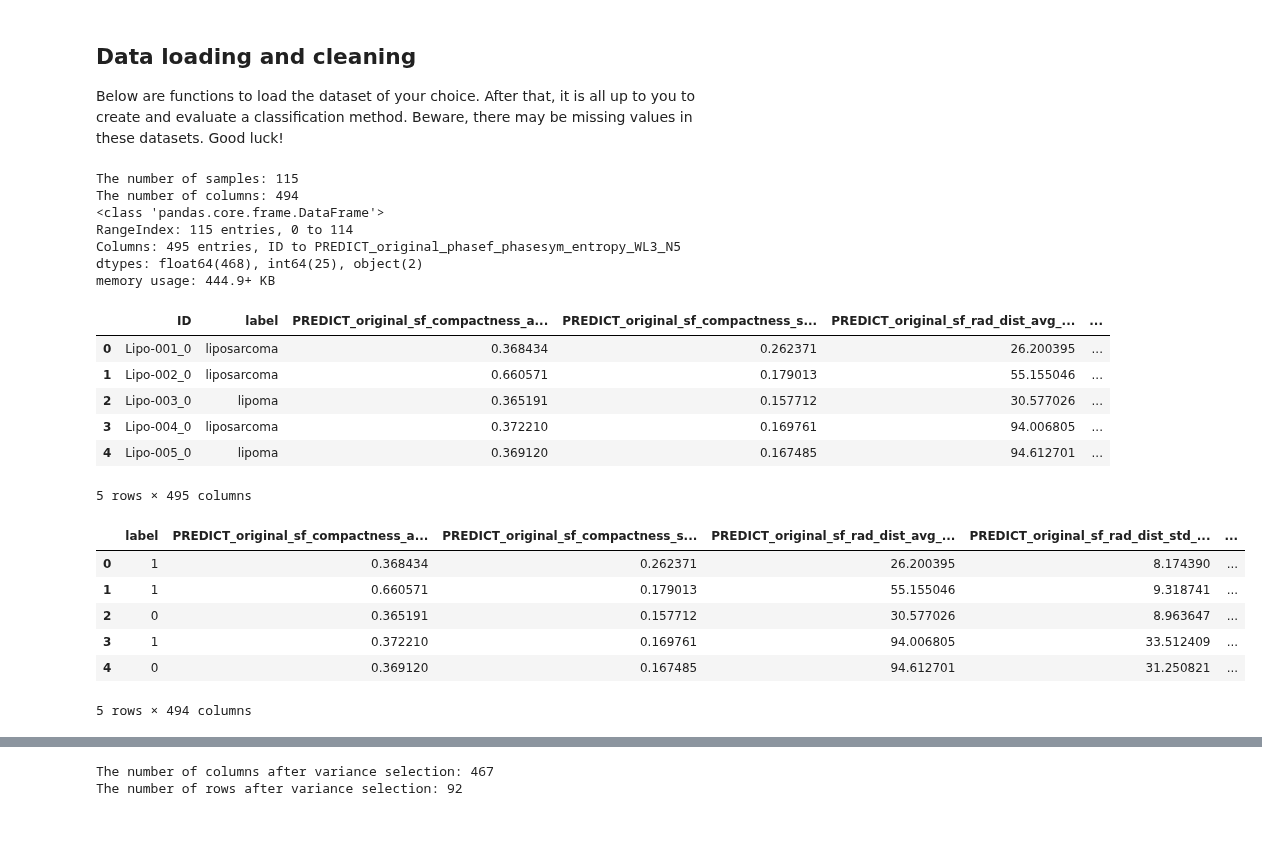
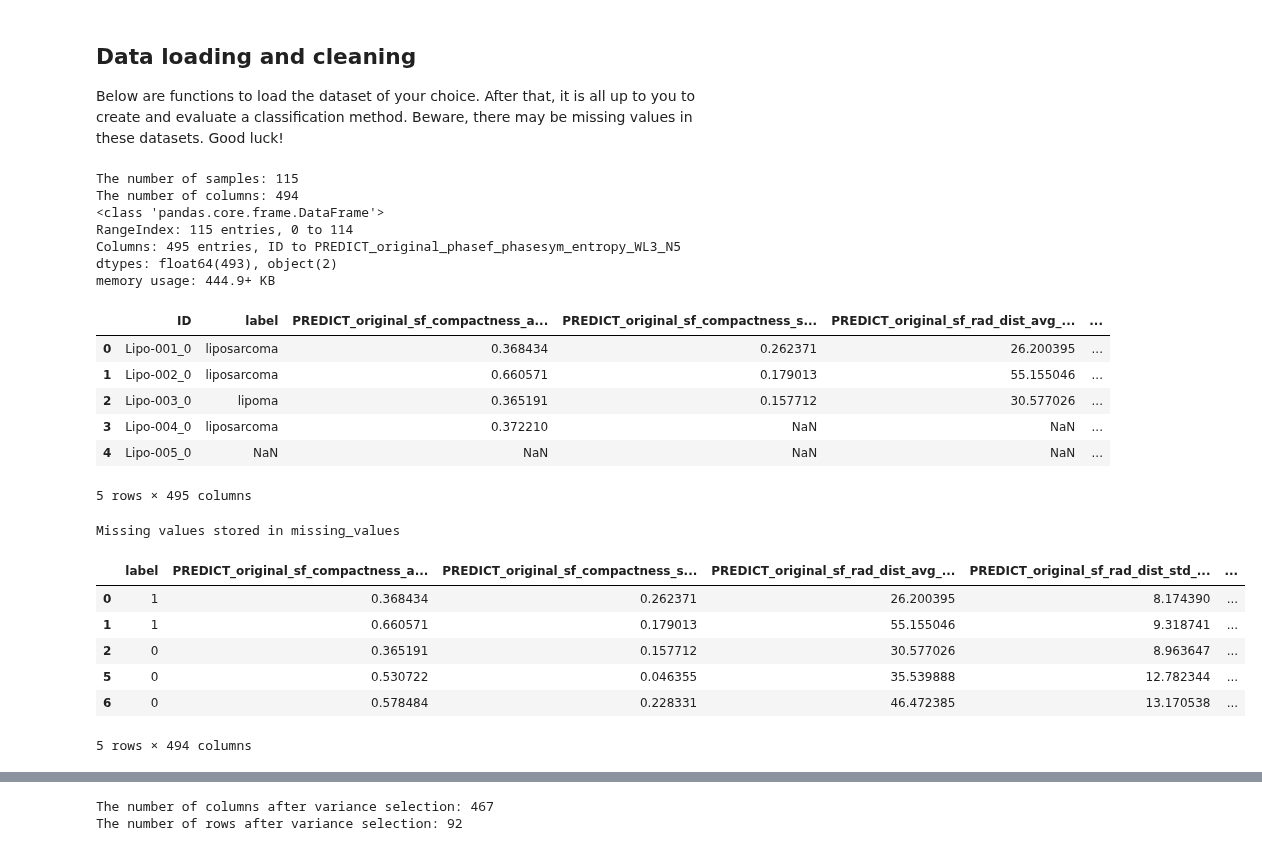
Before and after one commit to livkrom/Machine-Learning, a Jupyter notebook: TM10007_ML_Project-main/assignment.ipynb, the cells around one changed output, grey strips where cells are left out. Saved outputs shown, nothing was run; the diff lists cells and outputs as text; code cells hidden in the pictures.

Commit message:
missing values

```diff
--- a/TM10007_ML_Project-main/assignment.ipynb
+++ b/TM10007_ML_Project-main/assignment.ipynb
@@ -44,7 +44,7 @@ from scipy.signal import find_peaks
 
 def load_data():
     this_directory = os.getcwd()
-    data = pd.read_csv(os.path.join(this_directory, 'Lipo_radiomicFeatures.csv'), index_col=0)
+    data = pd.read_csv(os.path.join(this_directory, 'Lipo_radiomicFeatures_with_nans.csv'), index_col=0)
     return data
 
 data = load_data()
@@ -52,7 +52,7 @@ print(f'The number of samples: {len(data.index)}')
 print(f'The number of columns: {len(data.columns)}')
 
 # Load the dataset
-file_path = "data.csv"  # Ensure the dataset is in the same directory as the notebook
+file_path = "data_with_nans.csv"  # Ensure the dataset is in the same directory as the notebook
 df = pd.read_csv(file_path)
 
 # Display basic info and first few rows
@@ -64,44 +64,55 @@ The number of columns: 494
 <class 'pandas.core.frame.DataFrame'>
 RangeIndex: 115 entries, 0 to 114
 Columns: 495 entries, ID to PREDICT_original_phasef_phasesym_entropy_WL3_N5
-dtypes: float64(468), int64(25), object(2)
+dtypes: float64(493), object(2)
 memory usage: 444.9+ KB
 |  | ID | label | PREDICT_original_sf_compactness_a... | PREDICT_original_sf_compactness_s... | PREDICT_original_sf_rad_dist_avg_... | ... |
 | 0 | Lipo-001_0 | liposarcoma | 0.368434 | 0.262371 | 26.200395 | ... |
 | 1 | Lipo-002_0 | liposarcoma | 0.660571 | 0.179013 | 55.155046 | ... |
 | 2 | Lipo-003_0 | lipoma | 0.365191 | 0.157712 | 30.577026 | ... |
-| 3 | Lipo-004_0 | liposarcoma | 0.372210 | 0.169761 | 94.006805 | ... |
-| 4 | Lipo-005_0 | lipoma | 0.369120 | 0.167485 | 94.612701 | ... |
+| 3 | Lipo-004_0 | liposarcoma | 0.372210 | NaN | NaN | ... |
+| 4 | Lipo-005_0 | NaN | NaN | NaN | NaN | ... |
 5 rows × 495 columns
 # %%
-# Check for missing values
-missing_values=[]
-index = 0
-for row in df:
-    for elem in row:
-        if elem is None:
-            missing_values[index] = df[row,:]
-            index += 1
+# # Check for missing values
+# missing_values=[]
+# index = 0
+# for row in df:
+#     for elem in row:
+#         if elem is None:
+#             missing_values[row] = df[row,:]
+#             index += 1
 
-if missing_values:
-    print(f"Missing values stored in missing_values")
+# if missing_values:
+#     print(f"Missing values stored in missing_values")
+
+# Check for missing values and store them
+missing_values = df[df.isna().any(axis=1)]
+
+if not missing_values.empty:
+    print("Missing values stored in missing_values")
+else:
+    print("No missing values found")
+
+df = df.drop(missing_values.iloc[0:,:].index)
 
 # Encode the target variable
 df['label'] = df['label'].map({'lipoma': 0, 'liposarcoma': 1})
 
 # Drop ID column as it is not useful for training
 df.drop(columns=['ID'], inplace=True)
 
 # Display dataset after preprocessing
 df.head()
 # %% [output]
+Missing values stored in missing_values
 |  | label | PREDICT_original_sf_compactness_a... | PREDICT_original_sf_compactness_s... | PREDICT_original_sf_rad_dist_avg_... | PREDICT_original_sf_rad_dist_std_... | ... |
 | 0 | 1 | 0.368434 | 0.262371 | 26.200395 | 8.174390 | ... |
 | 1 | 1 | 0.660571 | 0.179013 | 55.155046 | 9.318741 | ... |
 | 2 | 0 | 0.365191 | 0.157712 | 30.577026 | 8.963647 | ... |
-| 3 | 1 | 0.372210 | 0.169761 | 94.006805 | 33.512409 | ... |
-| 4 | 0 | 0.369120 | 0.167485 | 94.612701 | 31.250821 | ... |
+| 5 | 0 | 0.530722 | 0.046355 | 35.539888 | 12.782344 | ... |
+| 6 | 0 | 0.578484 | 0.228331 | 46.472385 | 13.170538 | ... |
-5 rows × 494 columns
+5 rows × 494 columns
 # %%
 # Scaling
 scaler = preprocessing.MinMaxScaler()
```
Also changed, not shown: parts of 4 cells of this notebook.
